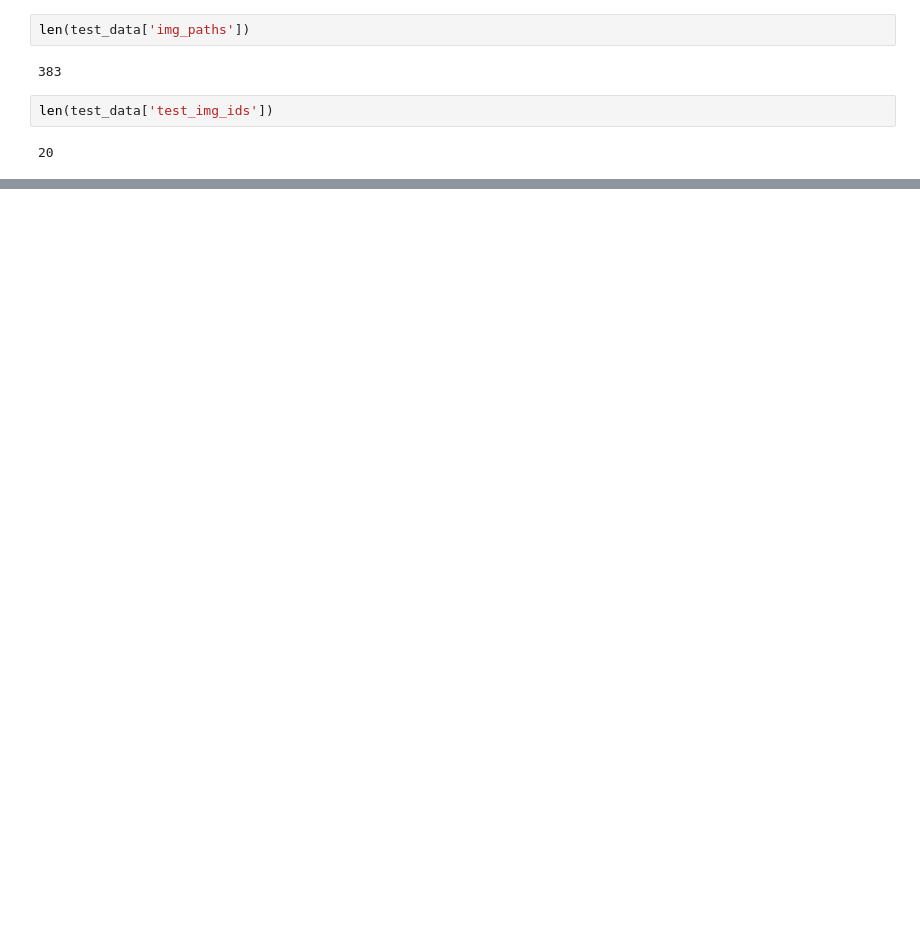
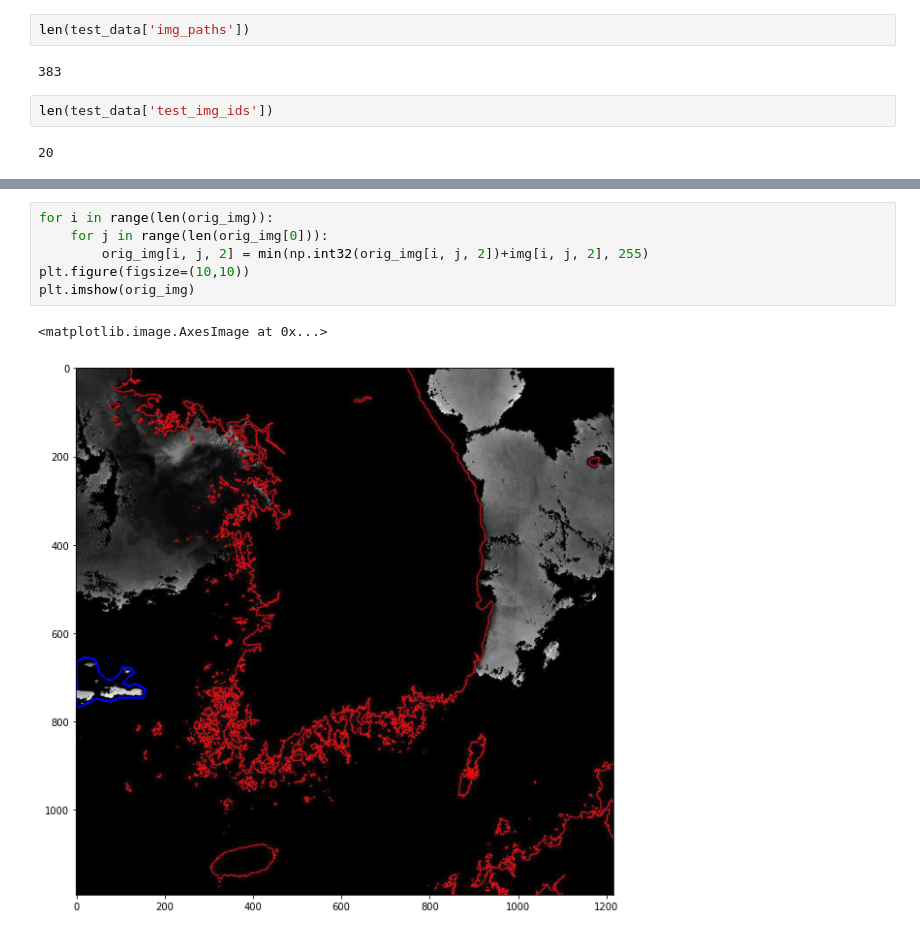
Before and after one commit to chhyyi/rz_cvae, a Jupyter notebook: img_load_test.ipynb, the cells around one changed output, grey strips where cells are left out. Saved outputs shown, nothing was run; the diff lists cells and outputs as text; blank space fills up the shorter version.

```diff
--- a/img_load_test.ipynb
+++ b/img_load_test.ipynb
@@ -160,0 +272,9 @@ array([['sample_img/imgCrop_RI/20200928_13_RI.JPG.jpg',
+# %%
+for i in range(len(orig_img)):
+    for j in range(len(orig_img[0])):
+        orig_img[i, j, 2] = min(np.int32(orig_img[i, j, 2])+img[i, j, 2], 255)
+plt.figure(figsize=(10,10))
+plt.imshow(orig_img)
+# %% [output]
+<matplotlib.image.AxesImage at 0x...>
+[figure, added]
```
Also changed, not shown: parts of 24 cells of this notebook.
